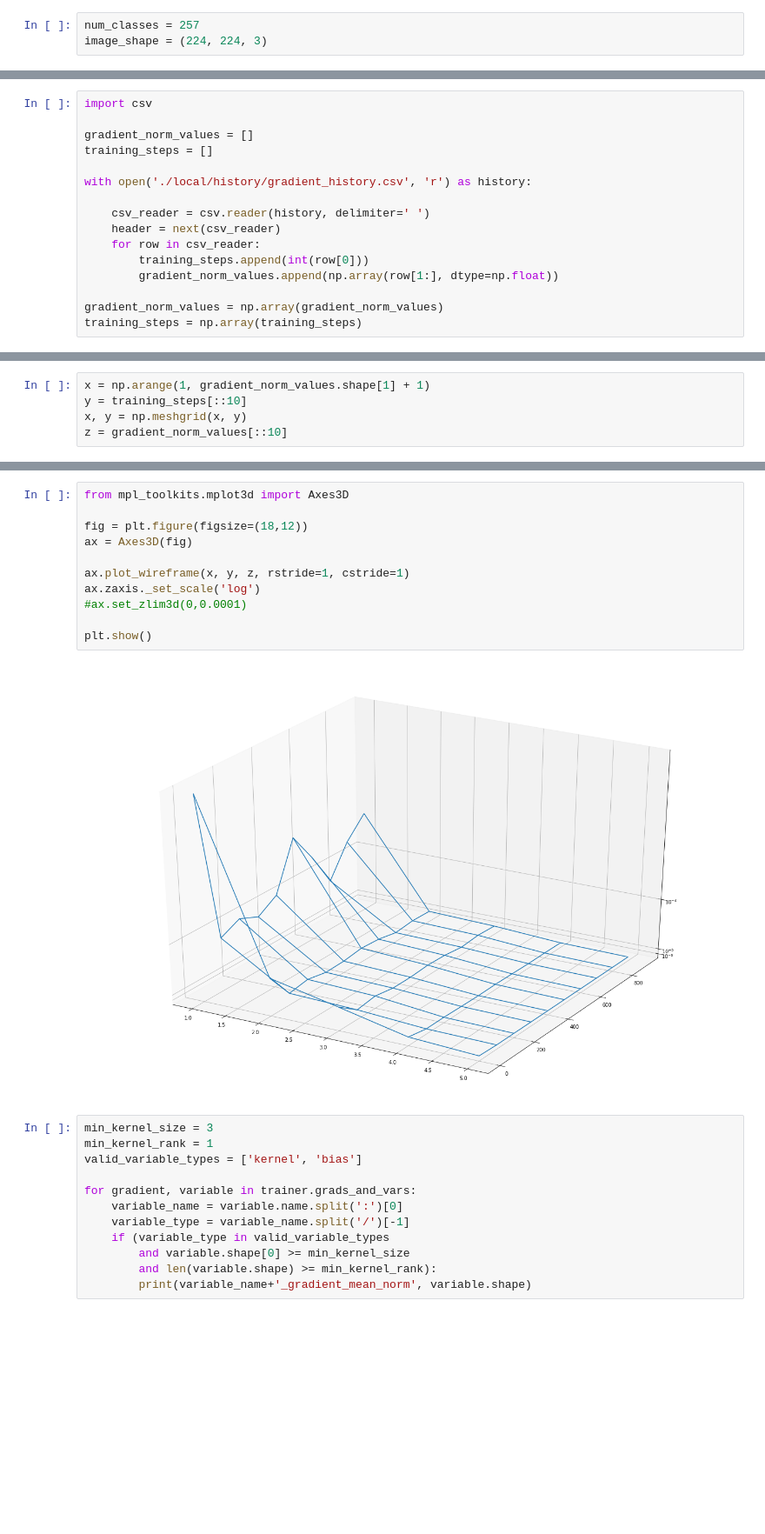
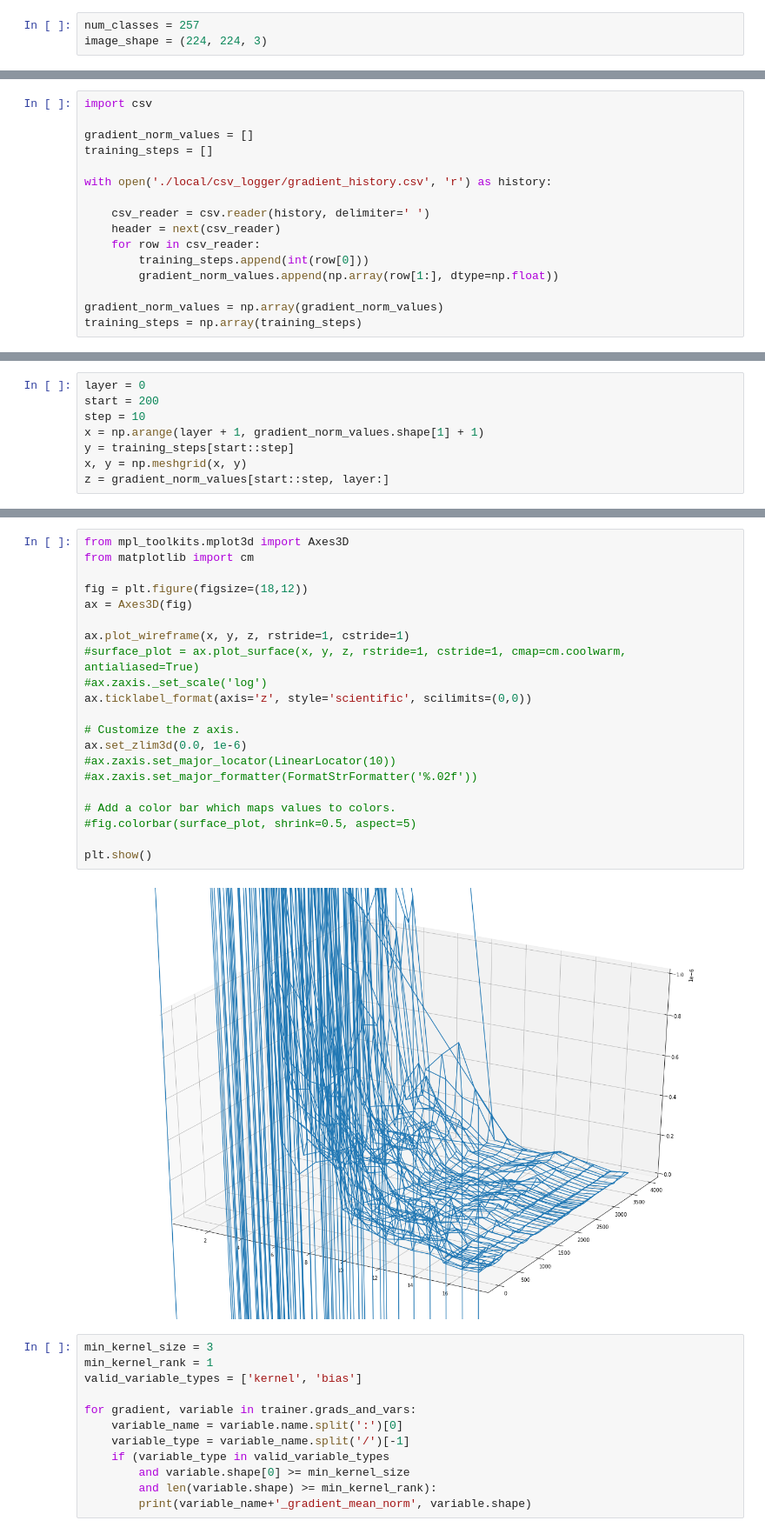
Before and after one commit to pierluigiferrari/differential_equations_resnet, a Jupyter notebook: experiments_antisymmetric_resnet_v6.ipynb, the cells around one changed output, grey strips where cells are left out. Shown at 87% size. Drawn from its saved outputs; the diff is of its cells as text; blank space fills up the shorter version.

Commit message:
feat/chore:  Add gradient visualization, change epsilon in Adam

```diff
--- a/experiments_antisymmetric_resnet_v6.ipynb
+++ b/experiments_antisymmetric_resnet_v6.ipynb
@@ -199,7 +168,7 @@ import csv
 gradient_norm_values = []
 training_steps = []
 
-with open('./local/history/gradient_history.csv', 'r') as history:
+with open('./local/csv_logger/gradient_history.csv', 'r') as history:
 
     csv_reader = csv.reader(history, delimiter=' ')
     header = next(csv_reader)
@@ -212,5 +185,8 @@ training_steps = np.array(training_steps)
 # %%
-x = np.arange(1, gradient_norm_values.shape[1] + 1)
-y = training_steps[::10]
+layer = 0
+start = 200
+step = 10
+x = np.arange(layer + 1, gradient_norm_values.shape[1] + 1)
+y = training_steps[start::step]
 x, y = np.meshgrid(x, y)
-z = gradient_norm_values[::10]
+z = gradient_norm_values[start::step, layer:]
@@ -217,16 +222,26 @@ z = gradient_norm_values[::10]
 # %%
 from mpl_toolkits.mplot3d import Axes3D
+from matplotlib import cm
 
 fig = plt.figure(figsize=(18,12))
 ax = Axes3D(fig)
 
 ax.plot_wireframe(x, y, z, rstride=1, cstride=1)
-ax.zaxis._set_scale('log')
-#ax.set_zlim3d(0,0.0001)
+#surface_plot = ax.plot_surface(x, y, z, rstride=1, cstride=1, cmap=cm.coolwarm, antialiased=True)
+#ax.zaxis._set_scale('log')
+ax.ticklabel_format(axis='z', style='scientific', scilimits=(0,0))
+
+# Customize the z axis.
+ax.set_zlim3d(0.0, 1e-6)
+#ax.zaxis.set_major_locator(LinearLocator(10))
+#ax.zaxis.set_major_formatter(FormatStrFormatter('%.02f'))
+
+# Add a color bar which maps values to colors.
+#fig.colorbar(surface_plot, shrink=0.5, aspect=5)
 
 plt.show()
 # %% [output]
-[figure, old version]
+[figure, new version]
 # %%
 min_kernel_size = 3
 min_kernel_rank = 1
```
Also changed, not shown: parts of 16 cells of this notebook.
